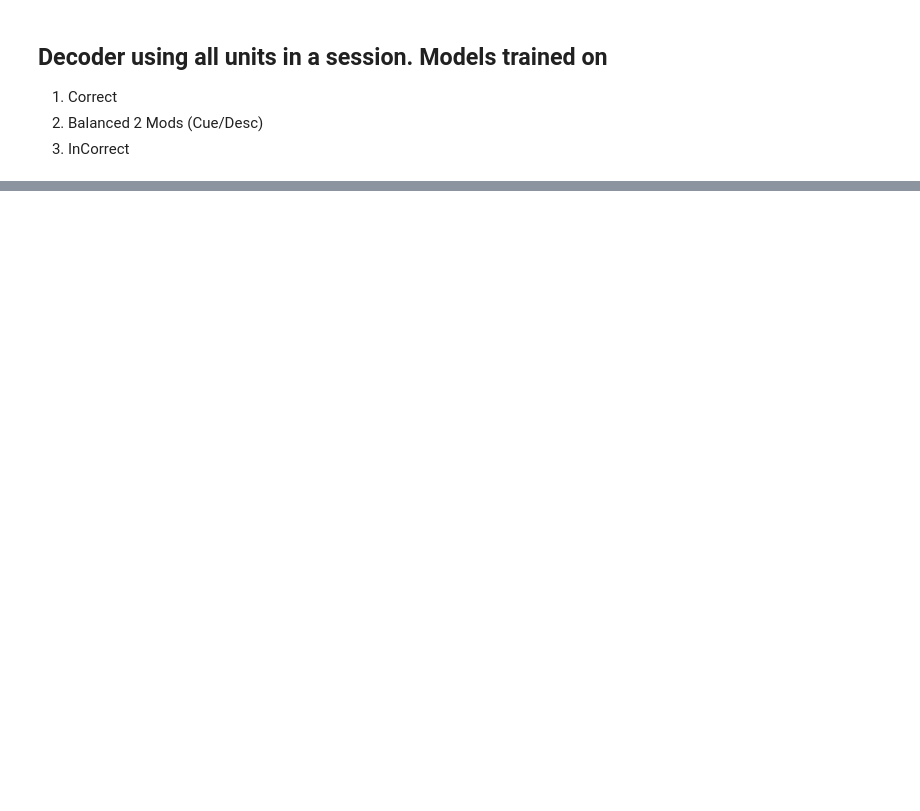
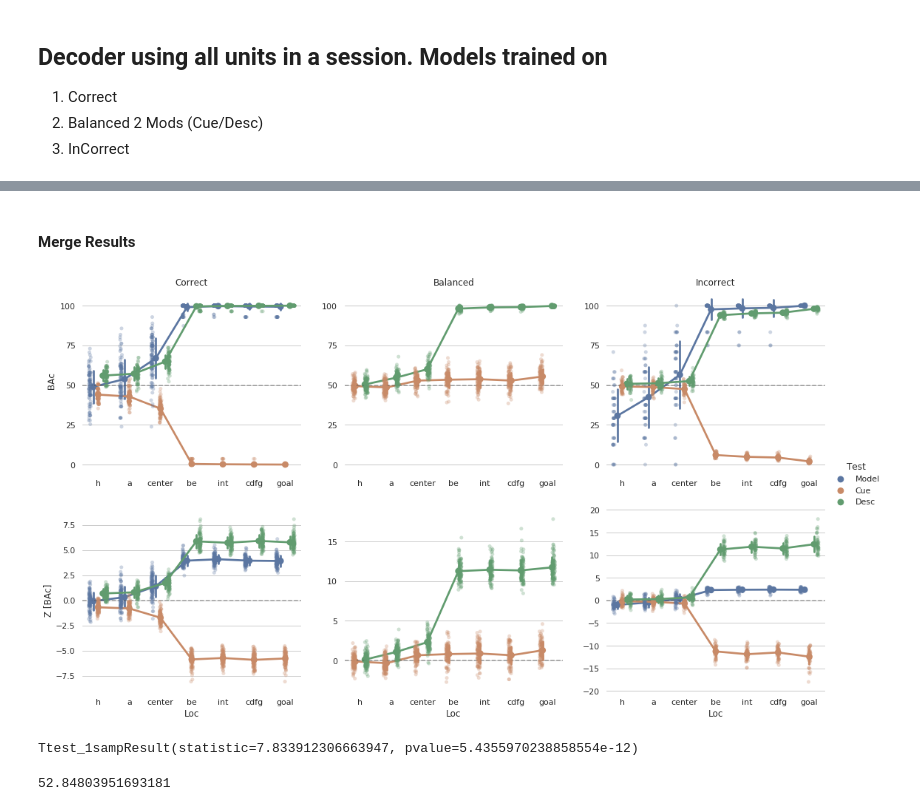
Before and after one commit to alexgonzl/TreeMazeAnalyses, a Jupyter notebook: Notebooks/stem_branch_analyses_dev.ipynb, the cells around one changed output, grey strips where cells are left out. Drawn from its saved outputs; the diff is of its cells as text; code cells hidden in the pictures; blank space fills up the shorter version.

```diff
--- a/Notebooks/stem_branch_analyses_dev.ipynb
+++ b/Notebooks/stem_branch_analyses_dev.ipynb
@@ -1103,13 +998,0 @@ plt.plot(np.reshape(temp.coef_,(7,-1)))
-# %%
-
-f,ax=plt.subplots()
-ax.axhline(0,lw=2,color=[0.4,0.4,0.4],alpha=0.4)
-ax.axhline(0.5,lw=2,color=[0.4,0.4,0.4],alpha=0.4)
-ax.axhline(1,lw=2,color=[0.4,0.4,0.4],alpha=0.4)
-
-ax=sns.violinplot(x='Test',y='BAc',data=res2,alpha=0.15,color='0.95',bw=0.5,cut=0,scale='count',inner='quartile',ax=ax)
-ax=sns.stripplot(x='Test',y='BAc',data=res2,alpha=0.2,palette='deep',jitter=True,ax=ax)
-
-ax.set_yticks([0,0.25,0.5,0.75,1])
-ax.set_yticklabels([0,'',0.5,'',1])
-ax.set_xlabel('')
@@ -1118,0 +1125,16 @@ Text(0.5, 0, '')
+# %% [markdown]
+#### Merge Results
+# %%
+ _=plotMultipleDecoderResults(popSingCellDec)
+# %% [output]
+[figure, added]
+# %%
+subset = (popSingCellDec['Decoder']=='Balanced') & (popSingCellDec['Loc']=='center')  & (popSingCellDec['Test']=='Cue')
+
+stats.ttest_1samp(popSingCellDec[subset]['Z'],0)
+# %% [output]
+Ttest_1sampResult(statistic=7.833912306663947, pvalue=5.4355970238858554e-12)
+# %%
+popSingCellDec[subset]['BAc'].mean()
+# %% [output]
+52.84803951693181
```
Also changed, not shown: parts of 20 cells of this notebook, 4 other files.
